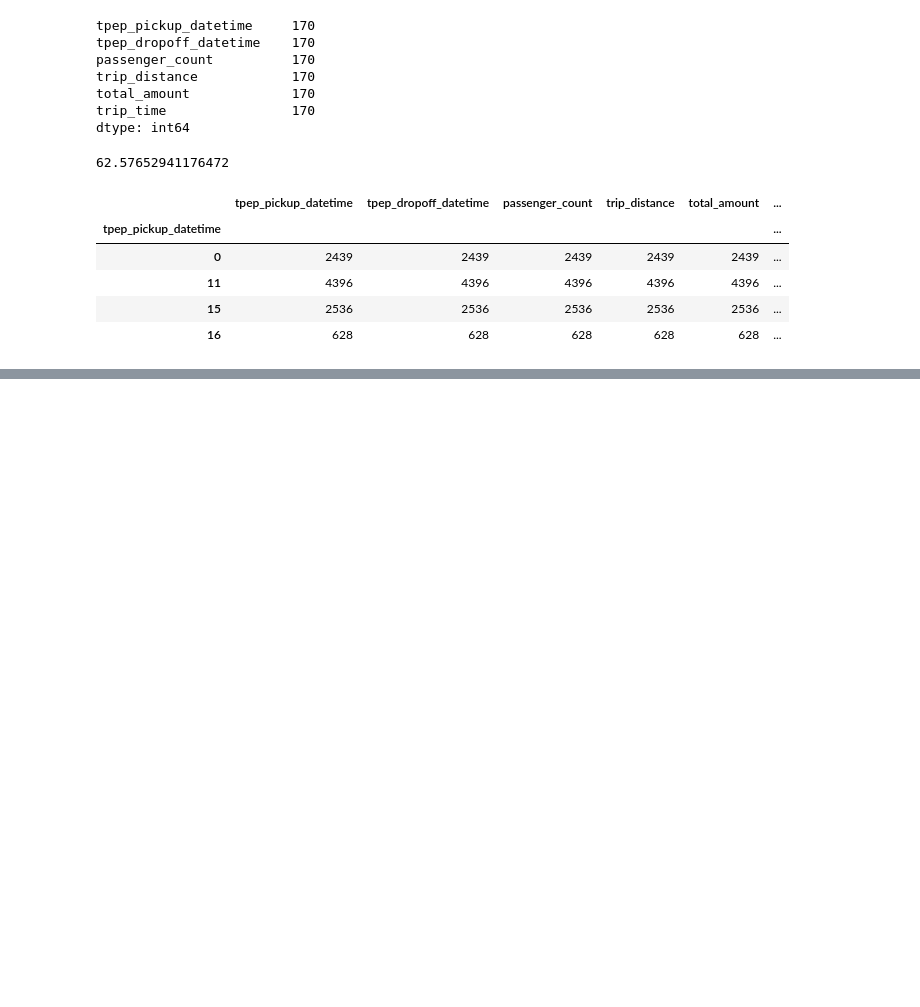
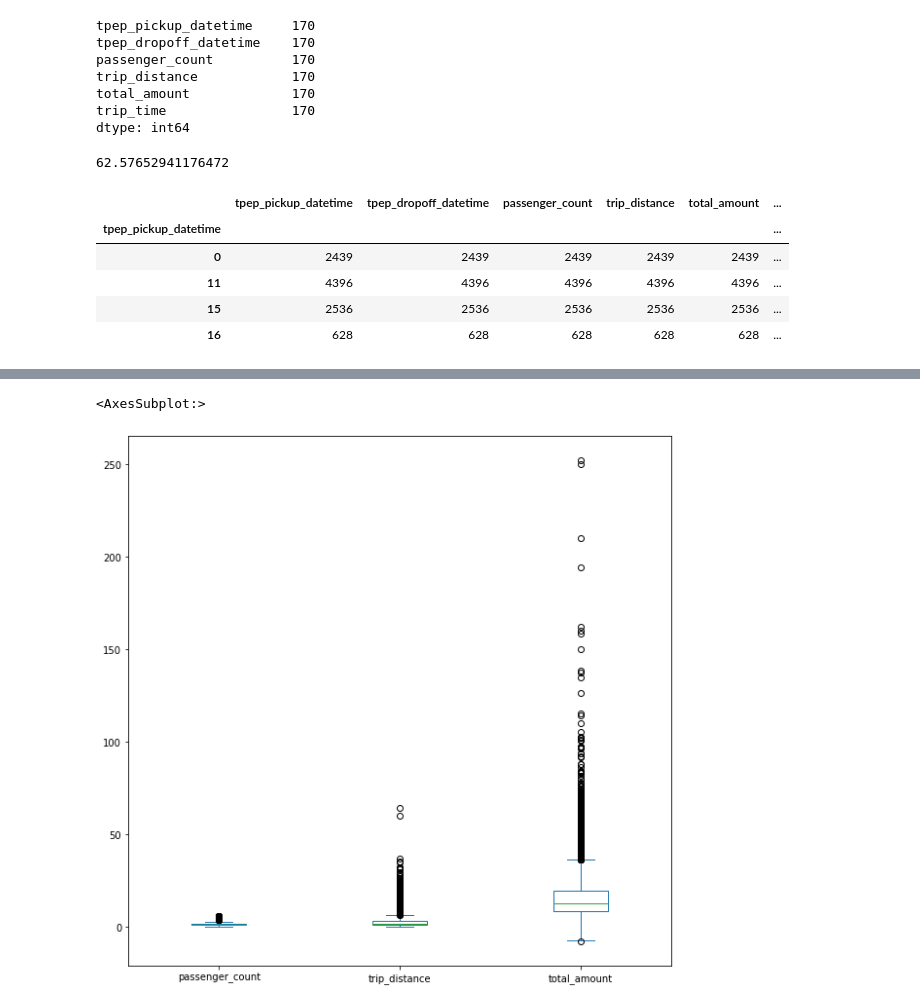
Before and after one commit to reuven/Cisco-IYL, a Jupyter notebook: 2022-05May-25-PyData.ipynb, the cells around one changed output, grey strips where cells are left out. Drawn from its saved outputs; the diff is of its cells as text; code cells hidden in the pictures; blank space fills up the shorter version.

```diff
--- a/2022-05May-25-PyData.ipynb
+++ b/2022-05May-25-PyData.ipynb
@@ -423,0 +436,7 @@ df.groupby(df['tpep_pickup_datetime'].dt.hour).count()
+# %%
+# visual version of df.describe() is a "box plot" or "box and whiskers plot"
+
+df.plot.box(figsize=(10,10))
+# %% [output]
+<AxesSubplot:>
+[figure, added]
```
Also changed, not shown: parts of 1 cell of this notebook.
